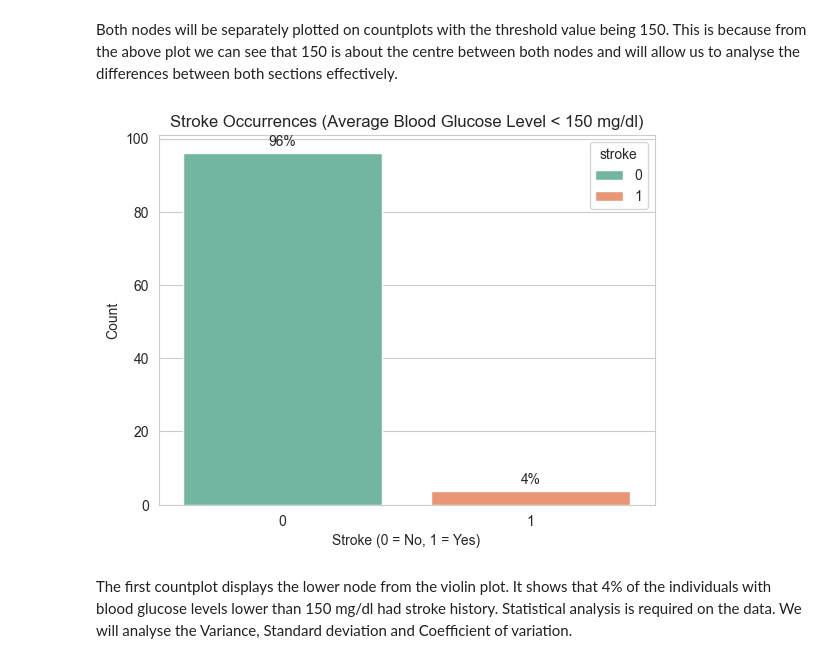
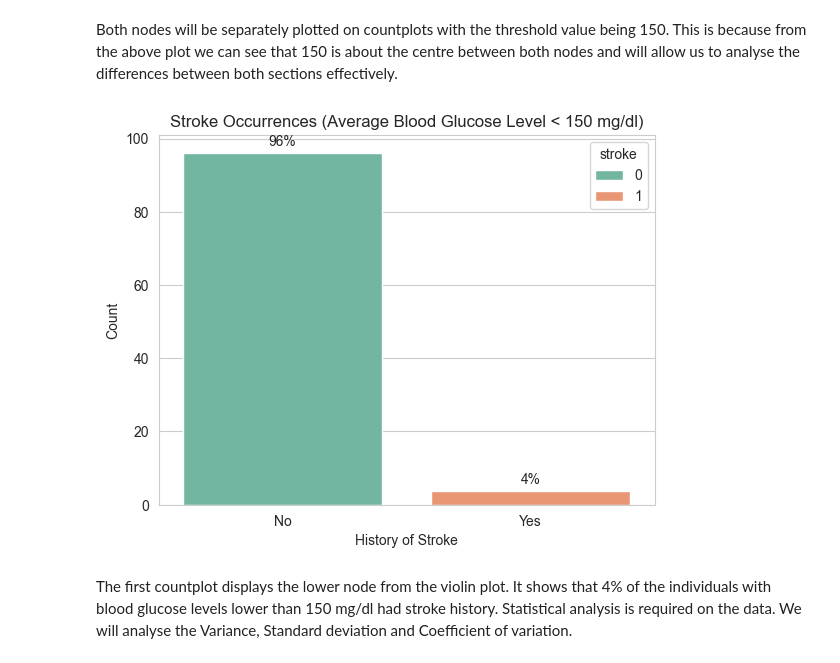
Before and after one commit to naqashb7/stroke_prediction_app, a Jupyter notebook: jupyter_notebooks/EDA.ipynb, the cells around one changed output. Cells and saved outputs as stored; diff of their text form; code cells hidden in the pictures.

```diff
--- a/jupyter_notebooks/EDA.ipynb
+++ b/jupyter_notebooks/EDA.ipynb
@@ -358,18 +366,19 @@ Both nodes will be separately plotted on countplots with the threshold value bei
 # %%
 lower_section_average_glucose_level_df = clean_stroke_data_df[clean_stroke_data_df["avg_glucose_level"] < 150]
 
 glucose_lower_section_bar = sns.countplot(data=lower_section_average_glucose_level_df, x="stroke", hue="stroke", palette="Set2", stat= "percent")
 
 for container in glucose_lower_section_bar.containers:
     labels = [f'{v.get_height():.0f}%' for v in container]
     glucose_lower_section_bar.bar_label(container, labels=labels, padding= 3)
 
 plt.title("Stroke Occurrences (Average Blood Glucose Level < 150 mg/dl)")
-plt.xlabel("Stroke (0 = No, 1 = Yes)")
+plt.xlabel("History of Stroke")
+plt.xticks(ticks=[0, 1,], labels=["No", "Yes"])
 plt.ylabel("Count")
 plt.show()
 # %% [output]
-[figure, old version]
+[figure, new version]
 # %% [markdown]
 The first countplot displays the lower node from the violin plot. It shows that 4% of the individuals with blood glucose levels lower than 150 mg/dl had stroke history. Statistical analysis is required on the data. We will analyse the Variance, Standard deviation and Coefficient of variation.
 # %%
```
Also changed, not shown: parts of 9 cells of this notebook.
